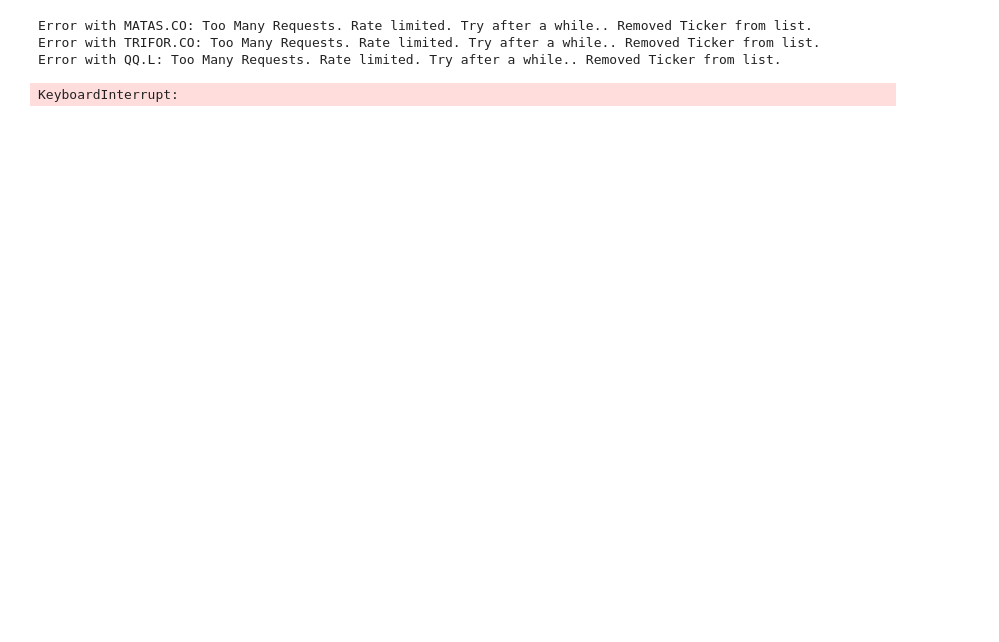
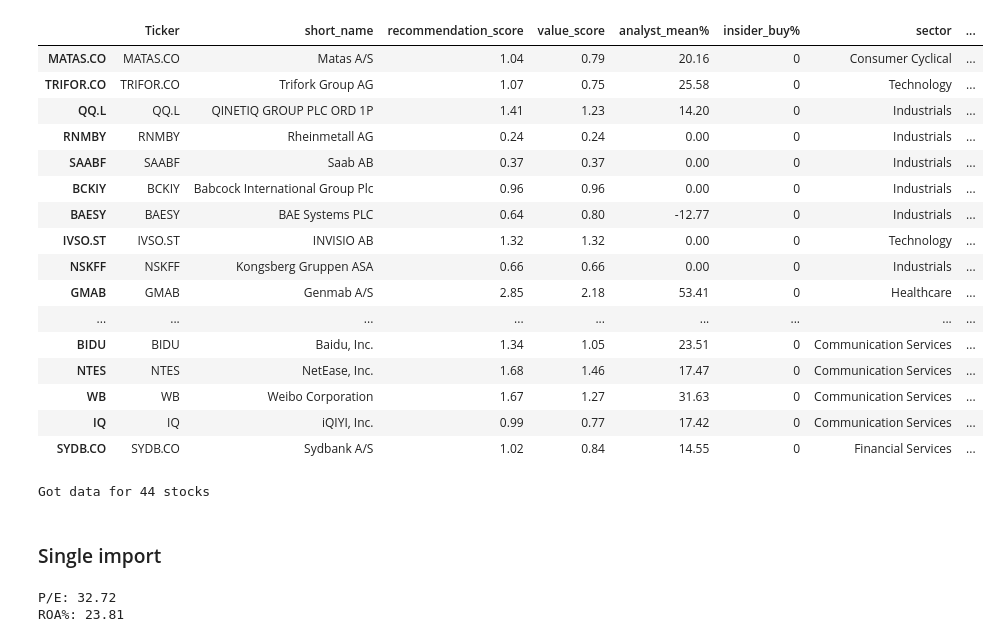
Before and after one commit to P1N60/Uni, a Jupyter notebook: VS-Code/side_projects/stock_predictor/notebooks/screener.ipynb, the cells around one changed output. Cells and saved outputs as stored; diff of their text form; code cells hidden in the pictures; blank space fills up the shorter version.

```diff
--- a/VS-Code/side_projects/stock_predictor/notebooks/screener.ipynb
+++ b/VS-Code/side_projects/stock_predictor/notebooks/screener.ipynb
@@ -16,9 +16,8 @@ owned_tickers = pd.read_csv(result_folder / 'owned_tickers.csv')['Ticker'].tolis
 df = pd.DataFrame(columns=[
     'Ticker',
     'short_name',
-    'in_portfolio',
+    'recommendation_score',
     'value_score',
-    'recommendation_score',
     'analyst_mean%',
     'insider_buy%',
     'sector',
@@ -31,10 +30,6 @@ df = pd.DataFrame(columns=[
 for symbol in symbols:
     ticker = yf.Ticker(symbol)
     try:
-        in_portfolio = 'No'
-        if symbol in owned_tickers:
-            in_portfolio = 'Yes'
-
         analyst_mean = 0
         if 'mean' in ticker.analyst_price_targets and ticker.info['currentPrice']:
             analyst_mean = ticker.analyst_price_targets['mean'] / ticker.info['currentPrice'] - 1
@@ -42,39 +37,61 @@ for symbol in symbols:
         roa = ticker.info['returnOnAssets']*100
         pe = ticker.info['trailingPE']
 
-        value_score = format(2.5 + math.log(roa+5) - math.log(pe+25), '.2f')
+        value_score = format(2.6 + math.log(roa+5) - math.log(pe+25), '.2f')
 
         insider_buy = 0
         if 'Shares' in ticker.insider_purchases.columns:
             insider_buy = format(ticker.insider_purchases.loc[ticker.insider_purchases.index[4], 'Shares'], '.2f')
             if insider_buy == '<NA>':
                 insider_buy = 0
 
         recommendation_score = format(float(value_score) + analyst_mean * 1.25 + float(insider_buy) * 2.0, '.2f')
 
         df.loc[symbol] = [
             symbol,
             ticker.info['shortName'],
-            in_portfolio,
+            recommendation_score,
             value_score,
-            recommendation_score,
             format(analyst_mean * 100, '.2f'),
             insider_buy,
             ticker.info['sector'],
             ticker.info['industry'],
             ticker.info['country'],
             format(pe, '.2f') if isinstance(pe, (int, float)) else 'N/A',
             format(roa, '.2f') if isinstance(roa, (int, float)) else 'N/A',
         ]
     except Exception as e:
         print(f"Error with {symbol}: {e}. Removed Ticker from list.")
 
 df.to_csv(result_folder / 'simple_screener_results.csv', index=False)
 display(df)
 
 print(f'Got data for {len(df)} stocks')
 # %% [output]
+|  | Ticker | short_name | recommendation_score | value_score | analyst_mean% | insider_buy% | sector | ... |
+| MATAS.CO | MATAS.CO | Matas A/S | 1.04 | 0.79 | 20.16 | 0 | Consumer Cyclical | ... |
+| TRIFOR.CO | TRIFOR.CO | Trifork Group AG | 1.07 | 0.75 | 25.58 | 0 | Technology | ... |
+| QQ.L | QQ.L | QINETIQ GROUP PLC ORD 1P | 1.41 | 1.23 | 14.20 | 0 | Industrials | ... |
+| RNMBY | RNMBY | Rheinmetall AG | 0.24 | 0.24 | 0.00 | 0 | Industrials | ... |
+| SAABF | SAABF | Saab AB | 0.37 | 0.37 | 0.00 | 0 | Industrials | ... |
+| BCKIY | BCKIY | Babcock International Group Plc | 0.96 | 0.96 | 0.00 | 0 | Industrials | ... |
+| BAESY | BAESY | BAE Systems PLC | 0.64 | 0.80 | -12.77 | 0 | Industrials | ... |
+| IVSO.ST | IVSO.ST | INVISIO AB | 1.32 | 1.32 | 0.00 | 0 | Technology | ... |
+| NSKFF | NSKFF | Kongsberg Gruppen ASA | 0.66 | 0.66 | 0.00 | 0 | Industrials | ... |
+| GMAB | GMAB | Genmab A/S | 2.85 | 2.18 | 53.41 | 0 | Healthcare | ... |
+| ... | ... | ... | ... | ... | ... | ... | ... | ... |
+| BIDU | BIDU | Baidu, Inc. | 1.34 | 1.05 | 23.51 | 0 | Communication Services | ... |
+| NTES | NTES | NetEase, Inc. | 1.68 | 1.46 | 17.47 | 0 | Communication Services | ... |
+| WB | WB | Weibo Corporation | 1.67 | 1.27 | 31.63 | 0 | Communication Services | ... |
+| IQ | IQ | iQIYI, Inc. | 0.99 | 0.77 | 17.42 | 0 | Communication Services | ... |
+| SYDB.CO | SYDB.CO | Sydbank A/S | 1.02 | 0.84 | 14.55 | 0 | Financial Services | ... |
-Error with MATAS.CO: Too Many Requests. Rate limited. Try after a while.. Removed Ticker from list.
-Error with TRIFOR.CO: Too Many Requests. Rate limited. Try after a while.. Removed Ticker from list.
-Error with QQ.L: Too Many Requests. Rate limited. Try after a while.. Removed Ticker from list.
+Got data for 44 stocks
-KeyboardInterrupt:
+# %% [markdown]
+### Single import
+# %%
+ticker = "AAPL"
+print(f"P/E: {yf.Ticker(ticker).info['trailingPE']:.2f}")
+print(f"ROA%: {yf.Ticker(ticker).info['returnOnAssets']*100:.2f}")
+# %% [output]
+P/E: 32.72
+ROA%: 23.81
```
Also changed, not shown: 9 other files.
